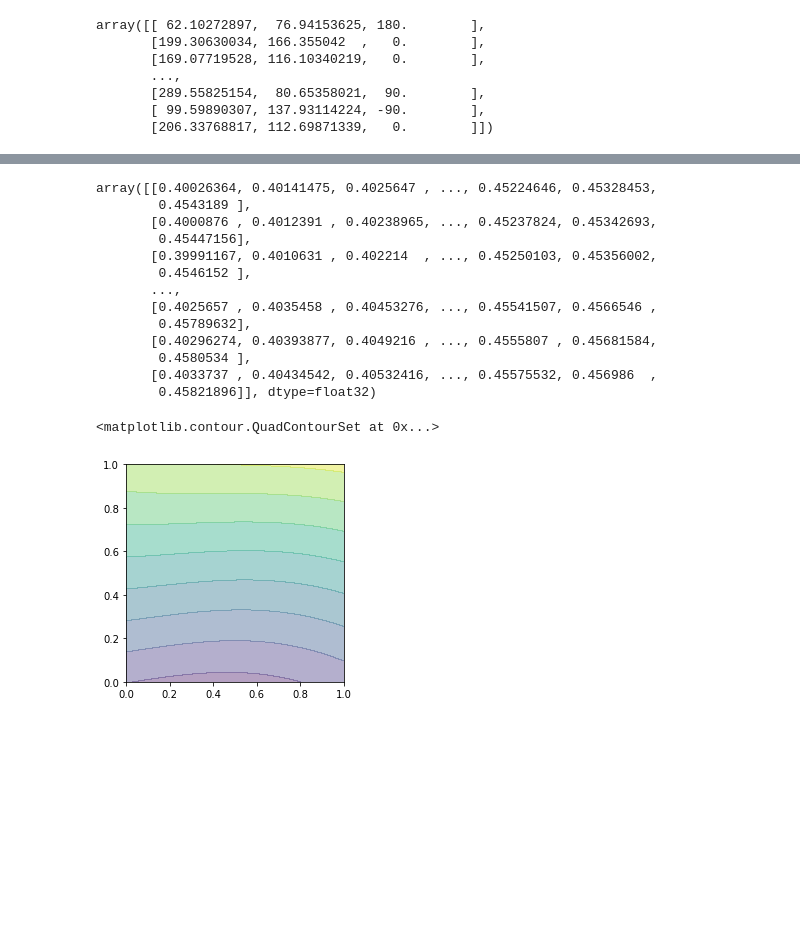
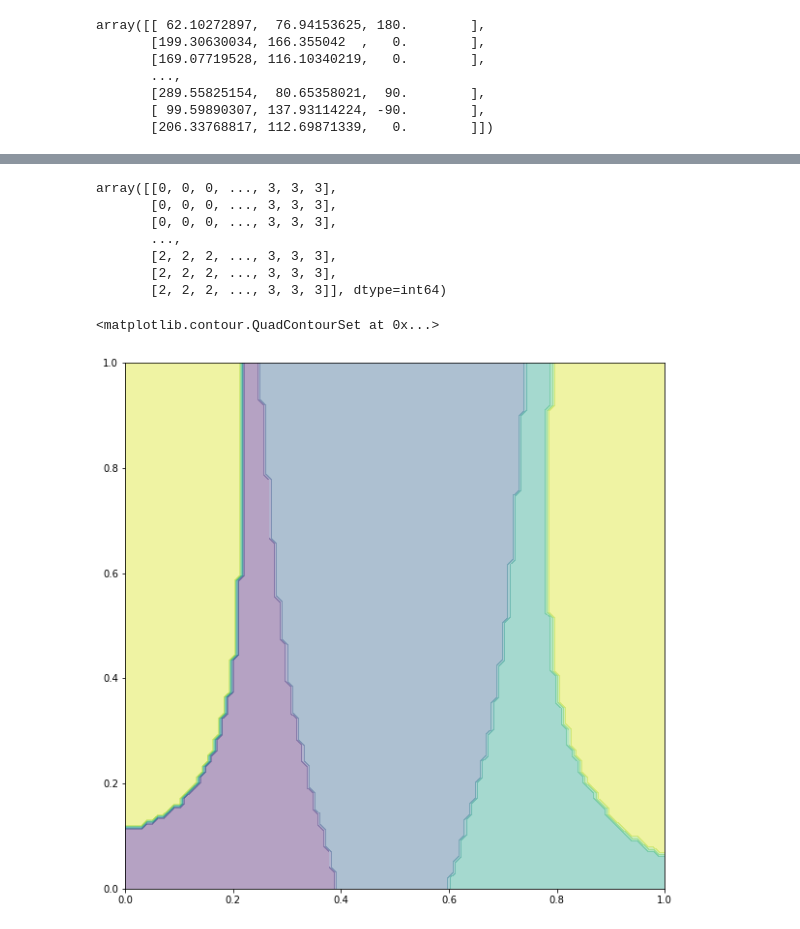
Before and after one commit to mikolasan/ai_sandbox, a Jupyter notebook: ann/Navigation ANN keras.ipynb, the cells around one changed output, grey strips where cells are left out. Cells and saved outputs as stored; diff of their text form; code cells hidden in the pictures; blank space fills up the shorter version.

Commit message:
First working model

```diff
--- a/ann/Navigation ANN keras.ipynb
+++ b/ann/Navigation ANN keras.ipynb
@@ -66,6 +56,9 @@ array([[0.94365956, 0.39232639],
 # %%
 y = np.delete(train_data, [0,1], 1)
-y_max = np.array([max_2])
+y_max = np.array([90])
 y = (y + 90) / y_max
-y[:10]
+from keras.utils.np_utils import to_categorical
+y_cat = to_categorical(y, num_classes=4)
+# # np.concatenate([y,y_cat], 1)[:60]
+y_cat[:60]
 # %% [output]
@@ -82,19 +120,16 @@ array([[1.        ],
 # %%
 model = tf.keras.models.Sequential()
-model.add(tf.keras.layers.Dense(4, input_shape=(2,), use_bias=True, activation='tanh'))
-model.add(tf.keras.layers.Dense(4, use_bias=True, activation='sigmoid'))
-model.add(tf.keras.layers.Dense(1, use_bias=True, activation='linear'))
-# optimizer = tf.keras.optimizers.experimental.SGD(
-#     learning_rate=0.2,
-#     momentum=0.0,
-#     nesterov=True,
-#     amsgrad=False)
-
-optimizer = tf.keras.optimizers.experimental.RMSprop(learning_rate=0.001)
-model.compile(optimizer=optimizer, loss='cosine_similarity', metrics=['accuracy'])
+model.add(tf.keras.layers.Dense(32, input_shape=(2,), activation='tanh'))
+model.add(tf.keras.layers.Dense(16, activation='tanh'))
+model.add(tf.keras.layers.Dense(8, activation='tanh'))
+model.add(tf.keras.layers.Dense(4, activation='softmax'))
+model.compile(
+    optimizer='adam',
+    loss='categorical_crossentropy',
+    metrics=['accuracy'])
 # %%
-N=100
-history = model.fit(x, y, verbose=0, epochs=N)
+N=500
+history = model.fit(x / np.array([2 * np.pi, 1]), y_cat, verbose=0, epochs=N)
 # %%
 loss = history.history['loss']
 acc = history.history['accuracy']
@@ -185,32 +242,26 @@ model.weights
 # %%
-x_ticks = 50
+x_ticks = 100
 x_range = np.linspace(0, 1, x_ticks)
-y_ticks = 50
+y_ticks = 100
 y_range = np.linspace(0, 1, y_ticks)
 xx, yy = np.meshgrid(x_range, y_range, indexing='ij')
-zz = [model.predict(np.array([[xx[i][j], yy[i,j]] for i in range(x_ticks)]), verbose=0).flatten() for j in range(y_ticks)]
+zz = [np.argmax(model.predict(np.array([[xx[i][j], yy[i,j]] for i in range(x_ticks)]), verbose=0), axis=-1).flatten() for j in range(y_ticks)]
 z = np.transpose(np.array(zz))
 z
 # %% [output]
-array([[0.40026364, 0.40141475, 0.4025647 , ..., 0.45224646, 0.45328453,
-        0.4543189 ],
-       [0.4000876 , 0.4012391 , 0.40238965, ..., 0.45237824, 0.45342693,
-        0.45447156],
-       [0.39991167, 0.4010631 , 0.402214  , ..., 0.45250103, 0.45356002,
-        0.4546152 ],
+array([[0, 0, 0, ..., 3, 3, 3],
+       [0, 0, 0, ..., 3, 3, 3],
+       [0, 0, 0, ..., 3, 3, 3],
        ...,
-       [0.4025657 , 0.4035458 , 0.40453276, ..., 0.45541507, 0.4566546 ,
-        0.45789632],
-       [0.40296274, 0.40393877, 0.4049216 , ..., 0.4555807 , 0.45681584,
-        0.4580534 ],
-       [0.4033737 , 0.40434542, 0.40532416, ..., 0.45575532, 0.456986  ,
-        0.45821896]], dtype=float32)
+       [2, 2, 2, ..., 3, 3, 3],
+       [2, 2, 2, ..., 3, 3, 3],
+       [2, 2, 2, ..., 3, 3, 3]], dtype=int64)
 # %%
-plt.figure()
-plt.axis('scaled')
+plt.figure(figsize=(10,10))
+# plt.axis('scaled')
 plt.xlim(0, 1)
 plt.ylim(0, 1)
 plt.contourf(xx, yy, z, alpha=0.4)
 # %% [output]
 <matplotlib.contour.QuadContourSet at 0x...>
-[figure, old version]
+[figure, new version]
```
Also changed, not shown: parts of 11 cells of this notebook, 2 other files.
